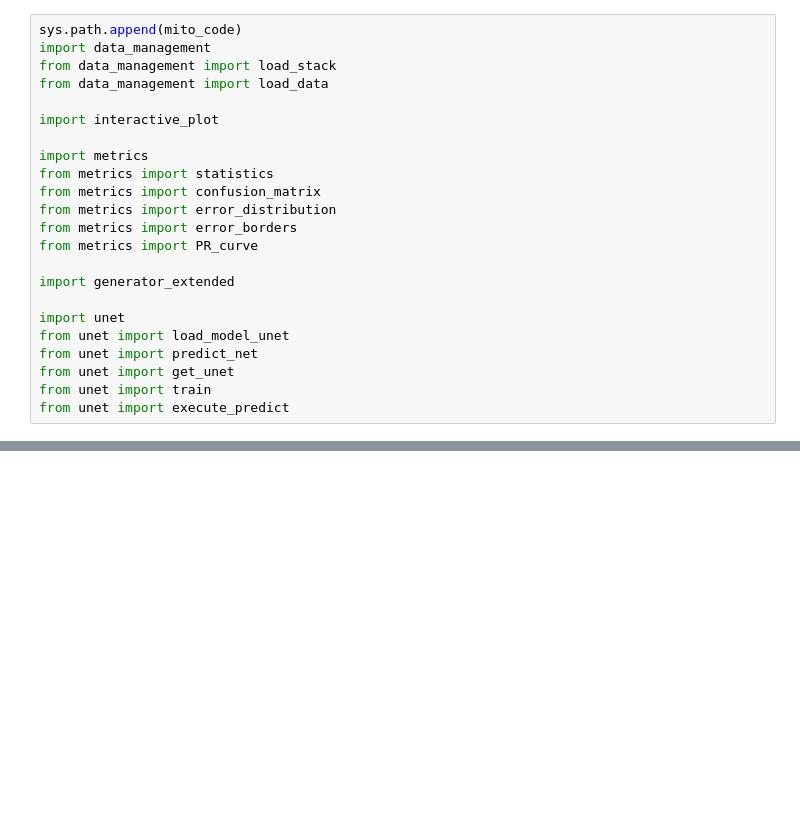
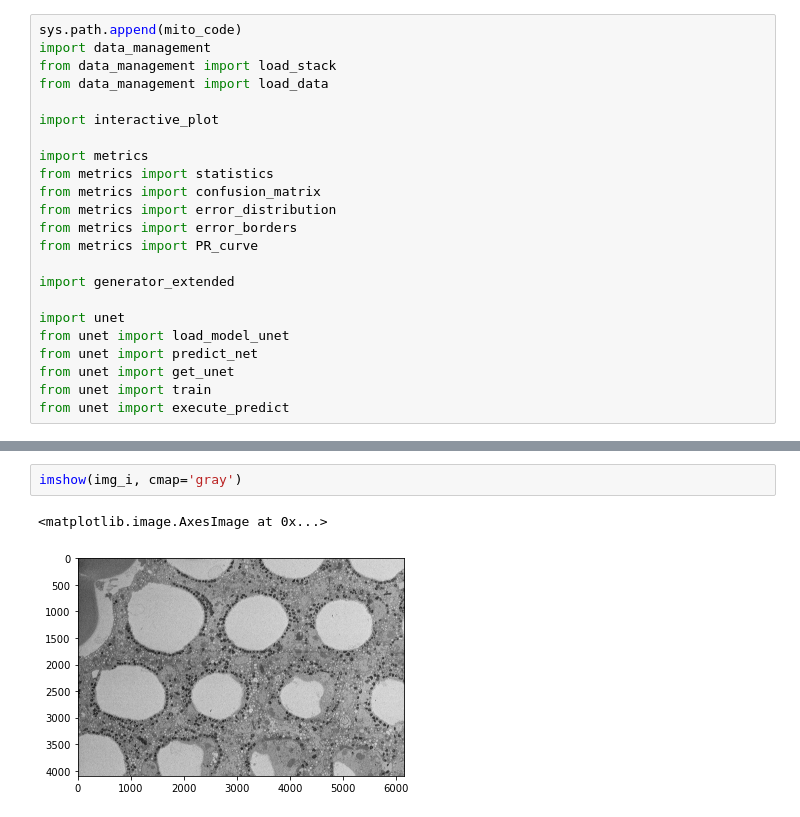
Before and after one commit to jainkhere/neuro, a Jupyter notebook: _EXPERIMENTS/Unet.ipynb, the cells around one changed output, grey strips where cells are left out. Saved outputs shown, nothing was run; the diff lists cells and outputs as text; blank space fills up the shorter version.

```diff
--- a/_EXPERIMENTS/Unet.ipynb
+++ b/_EXPERIMENTS/Unet.ipynb
@@ -38,2 +65,7 @@ img = mh.imread('')
+# %%
+imshow(img_i, cmap='gray')
+# %% [output]
+<matplotlib.image.AxesImage at 0x...>
+[figure, added]
 # %%
 model = load_model_unet(weights)
```
Also changed, not shown: parts of 35 cells of this notebook.
